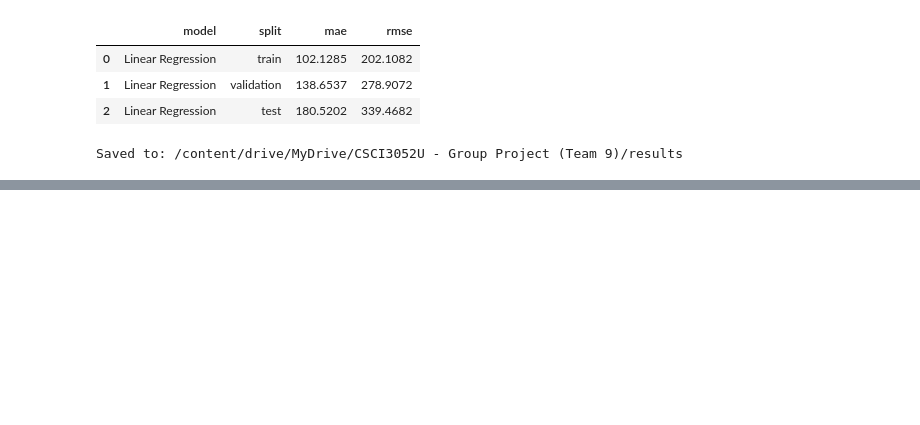
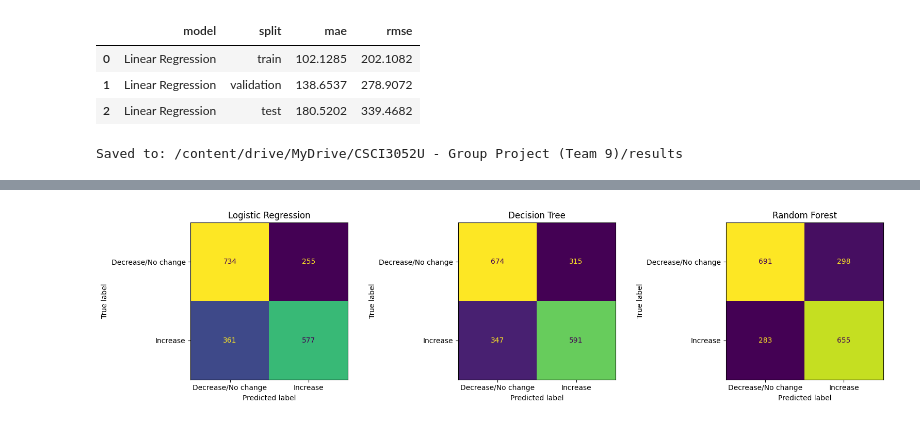
Before and after one commit to BarathSrinivasan2002/MLGroup9FinalProj, a Jupyter notebook: ML_Project.ipynb, the cells around one changed output, grey strips where cells are left out. Drawn from its saved outputs; the diff is of its cells as text; code cells hidden in the pictures; blank space fills up the shorter version.

```diff
--- a/ML_Project.ipynb
+++ b/ML_Project.ipynb
@@ -1404,0 +1519,11 @@ Saved to: /content/drive/MyDrive/CSCI3052U - Group Project (Team 9)/results
+# %%
+tuning_log = pd.DataFrame(run_log)
+tuning_log["observations"] = ""
+
+best_idx = tuning_log.groupby("model")["val_f1_macro"].idxmax()
+tuning_log.loc[best_idx, "observations"] = "Selected (best validation Macro F1)"
+
+print("Best run per model:")
+display(tuning_log.loc[best_idx, ["run_id", "model", "hyperparameters", "val_f1_macro", "runtime_sec"]])
+
+tuning_log.drop(columns="params")
@@ -1404,0 +1595,16 @@ Saved to: /content/drive/MyDrive/CSCI3052U - Group Project (Team 9)/results
+# %%
+import matplotlib.pyplot as plt
+from sklearn.metrics import ConfusionMatrixDisplay
+
+fig, axes = plt.subplots(1, 3, figsize=(16, 4))
+for ax, name in zip(axes, ["Logistic Regression", "Decision Tree", "Random Forest"]):
+    ConfusionMatrixDisplay.from_predictions(
+        y_val_cls, fitted[name].predict(X_val),
+        display_labels=["Decrease/No change", "Increase"],
+        ax=ax, colorbar=False
+    )
+    ax.set_title(name)
+plt.tight_layout()
+plt.show()
+# %% [output]
+[figure, added]
```
Also changed, not shown: parts of 41 cells of this notebook.
